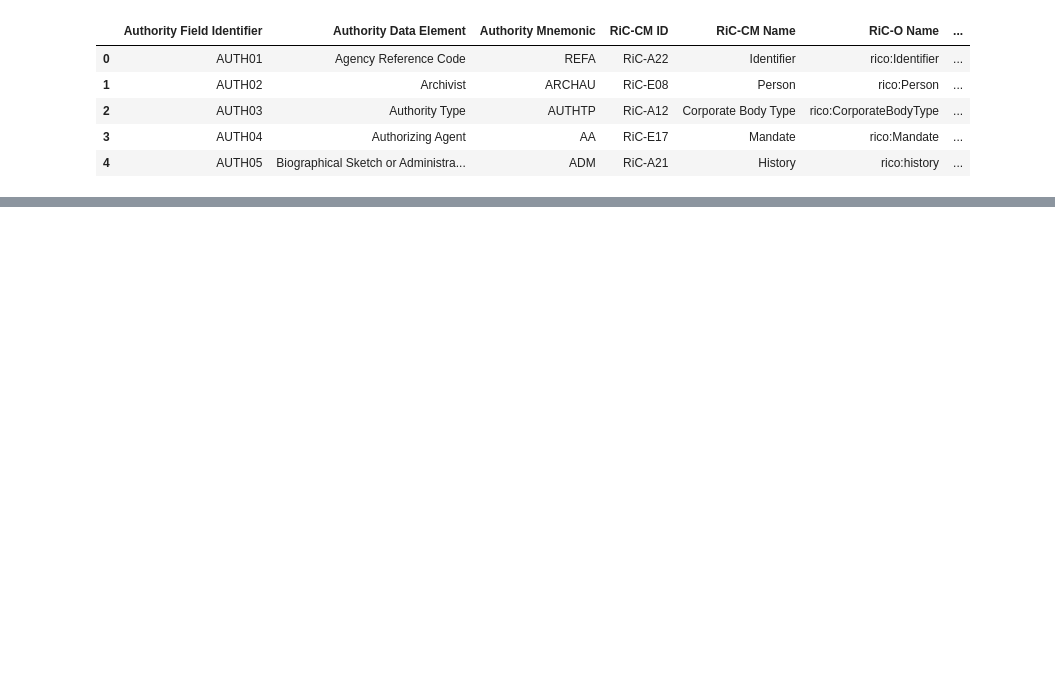
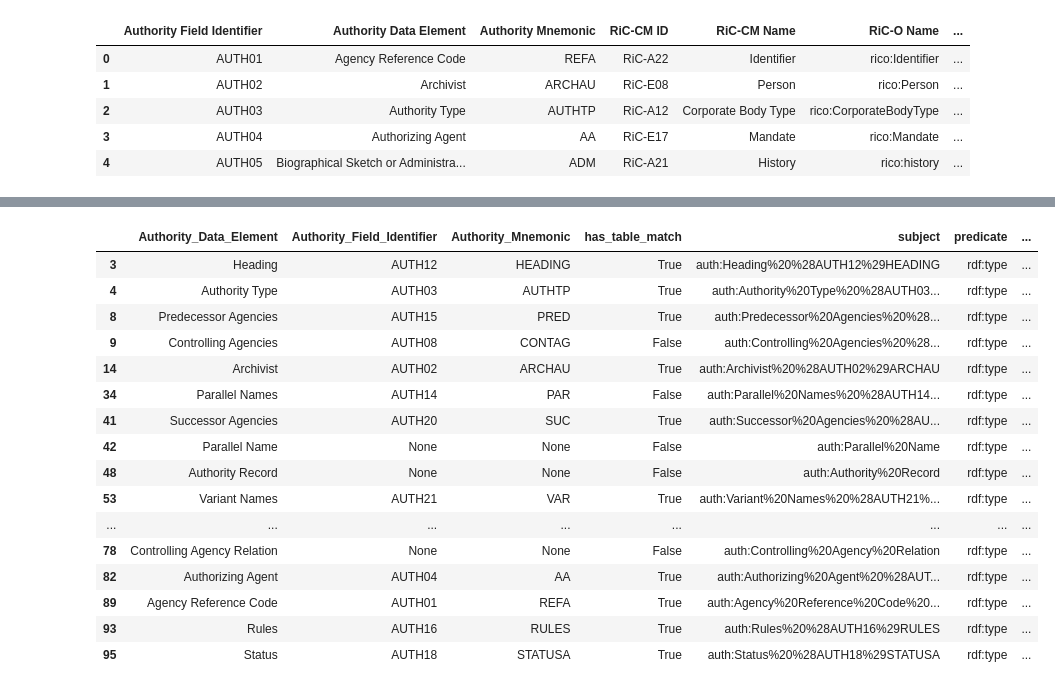
Before and after one commit to gbad-project/records_in_contexts_draw_io_parser, a Jupyter notebook: gbad/mapping/tools/map_schema.ipynb, the cells around one changed output, grey strips where cells are left out. Drawn from its saved outputs; the diff is of its cells as text; code cells hidden in the pictures; blank space fills up the shorter version.

```diff
--- a/gbad/mapping/tools/map_schema.ipynb
+++ b/gbad/mapping/tools/map_schema.ipynb
@@ -84,4 +143,26 @@ for row in result:
 # %%
 # Convert the parsed results to a dataframe
 parsed_df = pd.DataFrame(parsed_results)
+parsed_df[
+    (parsed_df['predicate']=='rdf:type') &
+    (parsed_df['object'].apply(lambda x: str(x).startswith(f"{rico[0]}:")))
+].drop_duplicates(subset=[element_label, identifier_label, mnemonic_label])
+# %% [output]
+|  | Authority_Data_Element | Authority_Field_Identifier | Authority_Mnemonic | has_table_match | subject | predicate | ... |
+| 3 | Heading | AUTH12 | HEADING | True | auth:Heading%20%28AUTH12%29HEADING | rdf:type | ... |
+| 4 | Authority Type | AUTH03 | AUTHTP | True | auth:Authority%20Type%20%28AUTH03... | rdf:type | ... |
+| 8 | Predecessor Agencies | AUTH15 | PRED | True | auth:Predecessor%20Agencies%20%28... | rdf:type | ... |
+| 9 | Controlling Agencies | AUTH08 | CONTAG | False | auth:Controlling%20Agencies%20%28... | rdf:type | ... |
+| 14 | Archivist | AUTH02 | ARCHAU | True | auth:Archivist%20%28AUTH02%29ARCHAU | rdf:type | ... |
+| 34 | Parallel Names | AUTH14 | PAR | False | auth:Parallel%20Names%20%28AUTH14... | rdf:type | ... |
+| 41 | Successor Agencies | AUTH20 | SUC | True | auth:Successor%20Agencies%20%28AU... | rdf:type | ... |
+| 42 | Parallel Name | None | None | False | auth:Parallel%20Name | rdf:type | ... |
+| 48 | Authority Record | None | None | False | auth:Authority%20Record | rdf:type | ... |
+| 53 | Variant Names | AUTH21 | VAR | True | auth:Variant%20Names%20%28AUTH21%... | rdf:type | ... |
+| ... | ... | ... | ... | ... | ... | ... | ... |
+| 78 | Controlling Agency Relation | None | None | False | auth:Controlling%20Agency%20Relation | rdf:type | ... |
+| 82 | Authorizing Agent | AUTH04 | AA | True | auth:Authorizing%20Agent%20%28AUT... | rdf:type | ... |
+| 89 | Agency Reference Code | AUTH01 | REFA | True | auth:Agency%20Reference%20Code%20... | rdf:type | ... |
+| 93 | Rules | AUTH16 | RULES | True | auth:Rules%20%28AUTH16%29RULES | rdf:type | ... |
+| 95 | Status | AUTH18 | STATUSA | True | auth:Status%20%28AUTH18%29STATUSA | rdf:type | ... |
 # %%
```
Also changed, not shown: parts of 7 cells of this notebook.
